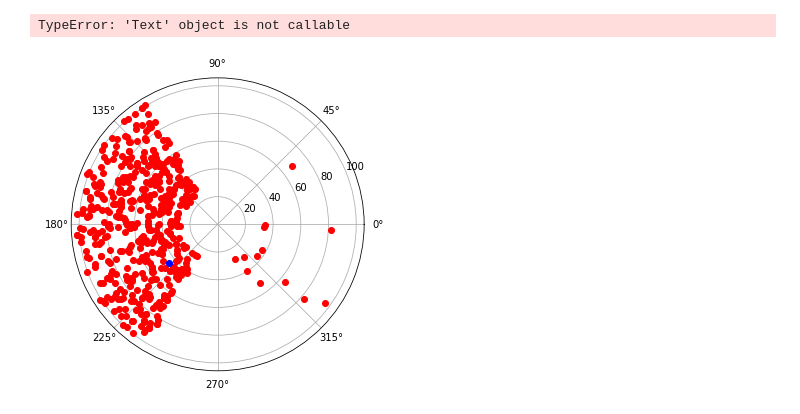
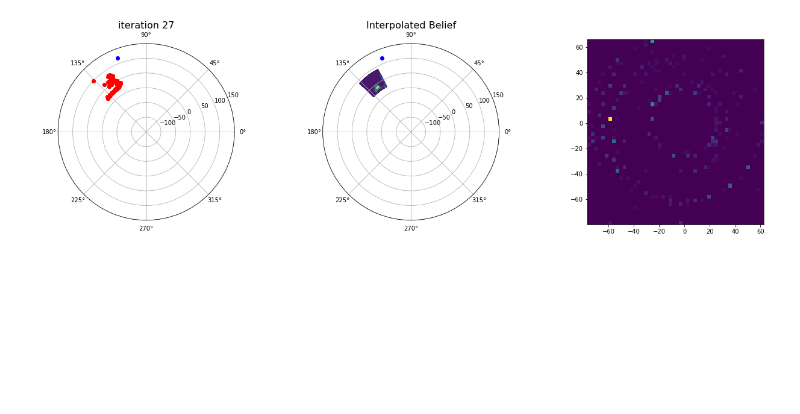
Before and after one commit to IQTLabs/BirdsEye, a Jupyter notebook: demo.ipynb, the cells around one changed output. Saved outputs shown, nothing was run; the diff lists cells and outputs as text; code cells hidden in the pictures; blank space fills up the shorter version.

Commit message:
Updates jupyter notebook with action space changes

```diff
--- a/demo.ipynb
+++ b/demo.ipynb
@@ -4,15 +5,15 @@ from birdseye.sensor import *
 # %%
 N = 500
 depth = 10
 lambda_arg = 0.8
 num_runs = 100
 iterations = 2000
 collision = -2
 loss = -2
 
+actions = SimpleActions()
 sensor = Drone()
 
-run_mcts(sensor, N, depth, lambda_arg, num_runs, iterations, collision, loss, plotting=True)
+run_mcts(actions, sensor, N, depth, lambda_arg, num_runs, iterations, collision, loss, plotting=True)
 # %% [output]
-TypeError: 'Text' object is not callable
-[figure, old version]
+[figure, new version]
```
Also changed, not shown: parts of 1 cell of this notebook.
